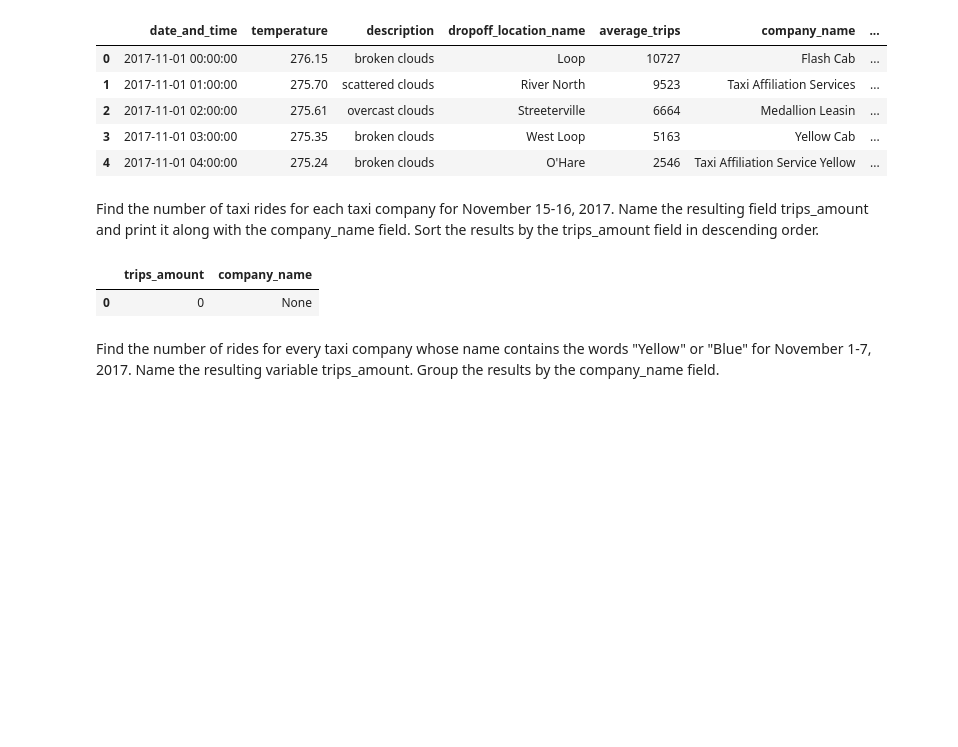
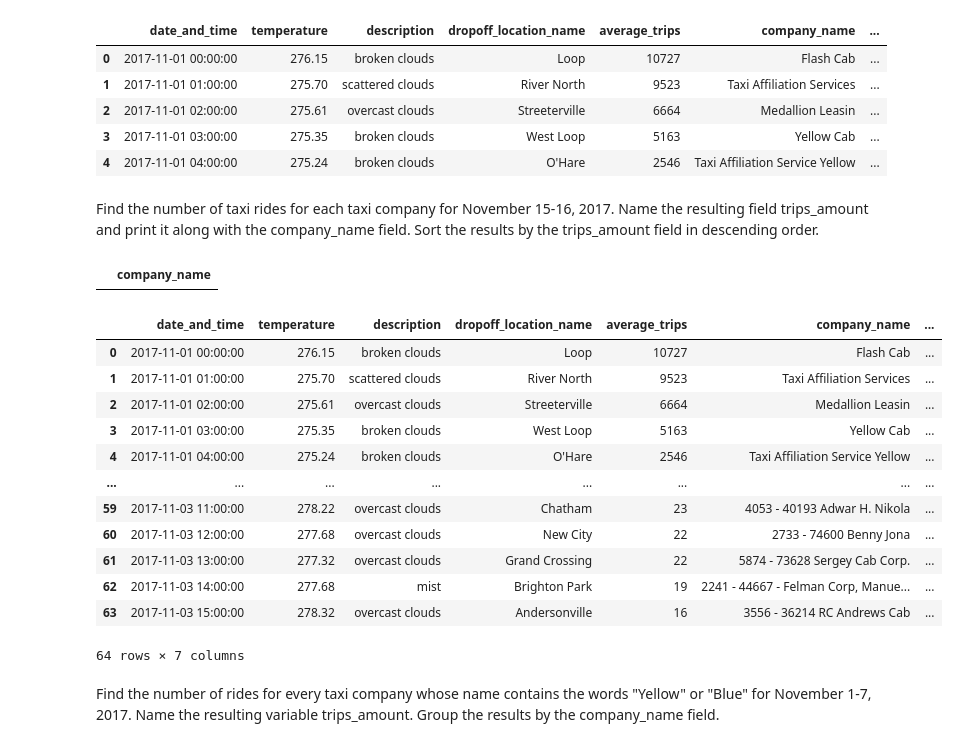
Before and after one commit to BLacuesta3/Sprint-6-Project, a Jupyter notebook: Sprint 6 Project.ipynb, the cells around one changed output. Cells and saved outputs as stored; diff of their text form; code cells hidden in the pictures; blank space fills up the shorter version.

```diff
--- a/Sprint 6 Project.ipynb
+++ b/Sprint 6 Project.ipynb
@@ -398,11 +427,26 @@ merged_df.head()
 | 4 | 2017-11-01 04:00:00 | 275.24 | broken clouds | O'Hare | 2546 | Taxi Affiliation Service Yellow | ... |
 # %% [markdown]
 Find the number of taxi rides for each taxi company for November 15-16, 2017. Name the resulting field trips_amount and print it along with the company_name field. Sort the results by the trips_amount field in descending order.
+# %%
+pd.read_sql(""" SELECT company_name FROM merged WHERE date_and_time BETWEEN '2017-11-15 00:00:00' AND '2017-11-20 11:59:59';""", sqlite_connection)
+# %% [output]
+|  | company_name |
 # %%
-pd.read_sql(""" SELECT COUNT(trips_amount) AS trips_amount, company_name AS company_name FROM merged WHERE date_and_time BETWEEN '2017-11-15' AND '2017-11-16';""", sqlite_connection)
+pd.read_sql("""SELECT * FROM merged WHERE date_and_time BETWEEN '2017-11-01' AND '2017-11-16'""", sqlite_connection)
 # %% [output]
-|  | trips_amount | company_name |
-| 0 | 0 | None |
+|  | date_and_time | temperature | description | dropoff_location_name | average_trips | company_name | ... |
+| 0 | 2017-11-01 00:00:00 | 276.15 | broken clouds | Loop | 10727 | Flash Cab | ... |
+| 1 | 2017-11-01 01:00:00 | 275.70 | scattered clouds | River North | 9523 | Taxi Affiliation Services | ... |
+| 2 | 2017-11-01 02:00:00 | 275.61 | overcast clouds | Streeterville | 6664 | Medallion Leasin | ... |
+| 3 | 2017-11-01 03:00:00 | 275.35 | broken clouds | West Loop | 5163 | Yellow Cab | ... |
+| 4 | 2017-11-01 04:00:00 | 275.24 | broken clouds | O'Hare | 2546 | Taxi Affiliation Service Yellow | ... |
+| ... | ... | ... | ... | ... | ... | ... | ... |
+| 59 | 2017-11-03 11:00:00 | 278.22 | overcast clouds | Chatham | 23 | 4053 - 40193 Adwar H. Nikola | ... |
+| 60 | 2017-11-03 12:00:00 | 277.68 | overcast clouds | New City | 22 | 2733 - 74600 Benny Jona | ... |
+| 61 | 2017-11-03 13:00:00 | 277.32 | overcast clouds | Grand Crossing | 22 | 5874 - 73628 Sergey Cab Corp. | ... |
+| 62 | 2017-11-03 14:00:00 | 277.68 | mist | Brighton Park | 19 | 2241 - 44667 - Felman Corp, Manue... | ... |
+| 63 | 2017-11-03 15:00:00 | 278.32 | overcast clouds | Andersonville | 16 | 3556 - 36214 RC Andrews Cab | ... |
+64 rows × 7 columns
 # %% [markdown]
 Find the number of rides for every taxi company whose name contains the words "Yellow" or "Blue" for November 1-7, 2017. Name the resulting variable trips_amount. Group the results by the company_name field.
 # %%
```
Also changed, not shown: parts of 23 cells of this notebook, 1 other file.
